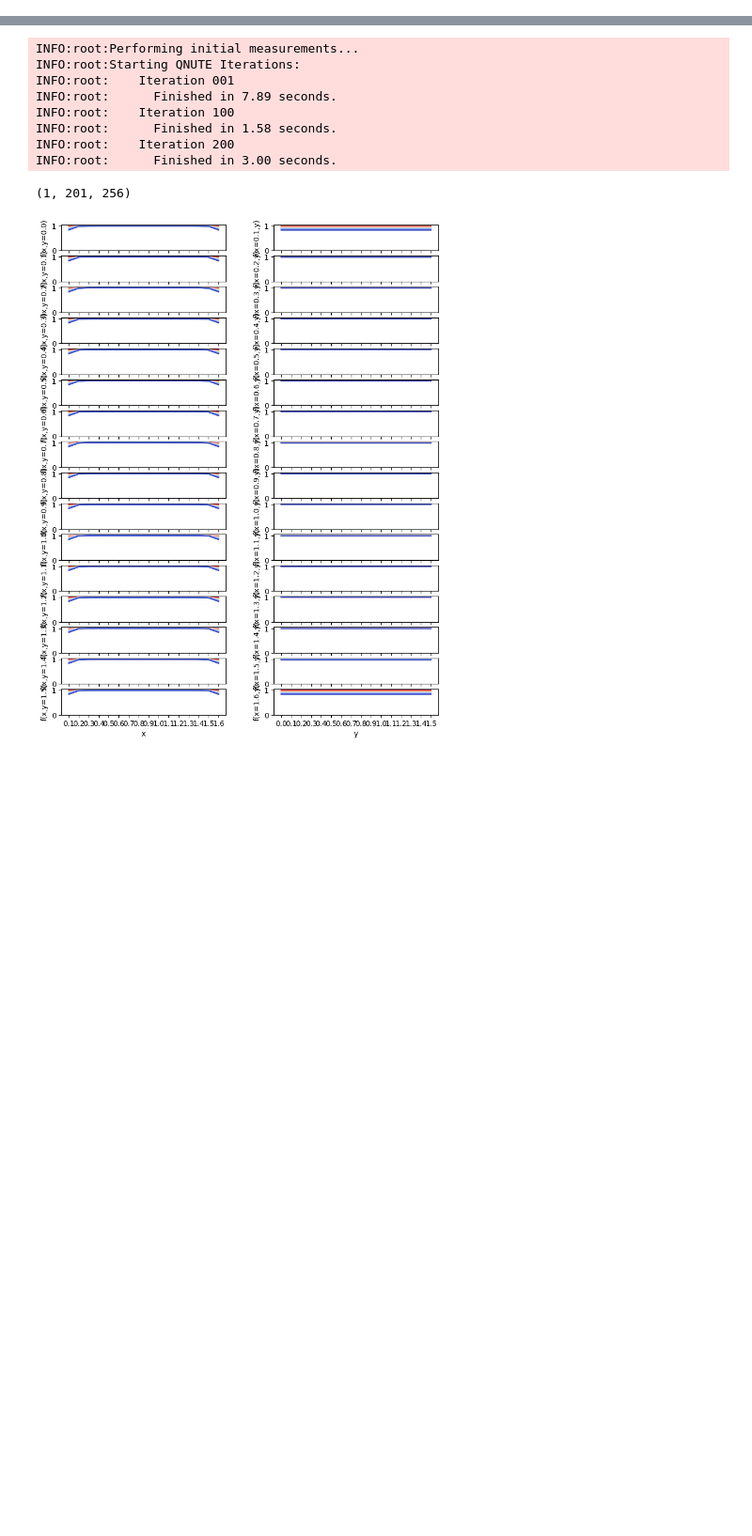
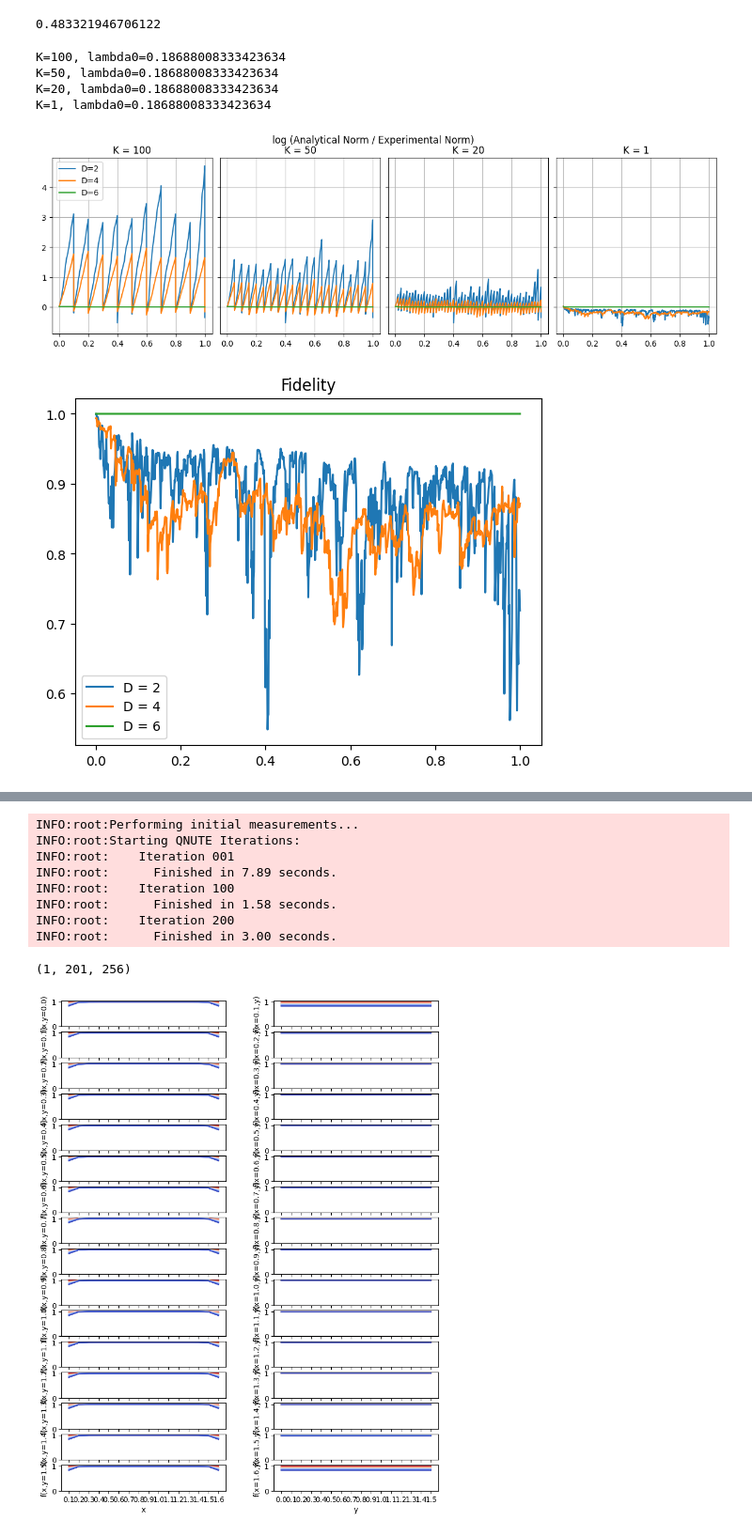
Before and after one commit to KnightShuffler/Quantum-Non-Unitary-Time-Evolution-Public-, a Jupyter notebook: sandbox.ipynb, the cells around one changed output, grey strips where cells are left out. Shown at 94% size. Drawn from its saved outputs; the diff is of its cells as text; code cells hidden in the pictures; blank space fills up the shorter version.

```diff
--- a/sandbox.ipynb
+++ b/sandbox.ipynb
@@ -0,0 +13,11 @@
+# %%
+from tests.heat_eqn.input_handler import ExperimentInput, generate_input_file
+import numpy as np
+alpha=0.8
+triangle_f0 = np.zeros(Nx:=2**6,np.float64)
+triangle_f0[0:Nx//2] = np.linspace(1.0,2.0,Nx//2,endpoint=False)
+triangle_f0[Nx//2:Nx] = np.linspace(2.0,1.0,Nx//2,endpoint=False)
+# plt.plot(np.arange(Nx),triangle_f0)
+inputs = [ExperimentInput(1,alpha,0.1,1.0,[2,4,6],f'6 qubit square wave {alpha=:0.2}', '', n:=6, 0.1, False, np.ones(2**n,np.float64)),
+          ExperimentInput(1,alpha,0.1,1.0,[2,4,6],f'6 qubit triangle wave {alpha=:0.2}', '', n:=6, 0.1, True, triangle_f0)]
+generate_input_file(inputs, 'tests/heat_eqn/', f'{alpha:0.2}_alpha', f'tests/heat_eqn/{alpha:0.2}_alpha')
@@ -0,0 +95,59 @@
+# %%
+(np.pi/expt_data.L)
+# %% [output]
+0.483321946706122
+# %%
+def get_CPsis(K:int) -> np.ndarray[float]:
+    CPsis = np.zeros((expt_data.D_list.shape[0], Nt),np.float64)
+
+    X = np.arange(1,Nx+1)*expt_data.dx
+    gs = np.sin(np.pi*X/expt_data.L)
+    gs /= np.linalg.norm(gs)
+
+    braket_gs_f0 = np.dot(gs, expt_data.f0)/np.linalg.norm(expt_data.f0)
+    lambda0 = alpha*(np.pi/expt_data.L)**2
+    print(f'{K=}, {lambda0=}')
+
+    for Di,D in enumerate(expt_data.D_list):
+        for ti,t in enumerate(times):
+            if ti == 0:
+                CPsis[Di][ti] = cPrimes[Di][0]
+            elif (ti+1)%K != 0:
+                CPsis[Di][ti] = CPsis[Di][ti-1]*cPrimes[Di][ti]
+            else:
+                CPsis[Di][ti] = braket_gs_f0/np.dot(gs, expt_data.qite_sols[Di][ti])*np.linalg.norm(expt_data.qite_sols[Di][ti])*np.exp(-lambda0*t)
+
+    CPsis *= np.linalg.norm(expt_data.f0)
+    return CPsis
+
+
+Ks = [Nt//10, Nt//20, Nt//50, 1]
+fig,axs = plt.subplots(1,len(Ks),sharex=True,sharey=True,figsize=(15,4))
+for Ki,K in enumerate(Ks):
+    CPsis = get_CPsis(K)
+    for Di,D in enumerate(expt_data.D_list):
+        # l, = axs[Ki].plot(times,np.exp(-expt_data.stat_data[1][Di][1:]),label=f'D={D}')
+        # l, = axs[Ki].plot(times,-np.log(ex_norms[Di]/an_norms),label=f'D={D}')
+        axs[Ki].plot(times,-np.log(CPsis[Di]/an_norms), label=f'{D=}')#linestyle='--', color=l.get_color())
+
+        # axs[1].plot(times, expt_data.stat_data[0][Di][1:])
+        axs[Ki].set_title(f'{K = }')
+        axs[Ki].grid(True)
+fig.suptitle('log (Analytical Norm / Experimental Norm)')
+# axs[1].set_title('Fidelity')
+axs[0].legend()
+fig.subplots_adjust(wspace=0.05)
+plt.show()
+
+for Di,D in enumerate(expt_data.D_list):
+    plt.plot(times, expt_data.stat_data[0][Di][1:],label=f'{D = }')
+plt.title('Fidelity')
+plt.legend()
+plt.show()
+# %% [output]
+K=100, lambda0=0.18688008333423634
+K=50, lambda0=0.18688008333423634
+K=20, lambda0=0.18688008333423634
+K=1, lambda0=0.18688008333423634
+[figure, added]
+[figure, added]
```
Also changed, not shown: parts of 9 cells of this notebook.
